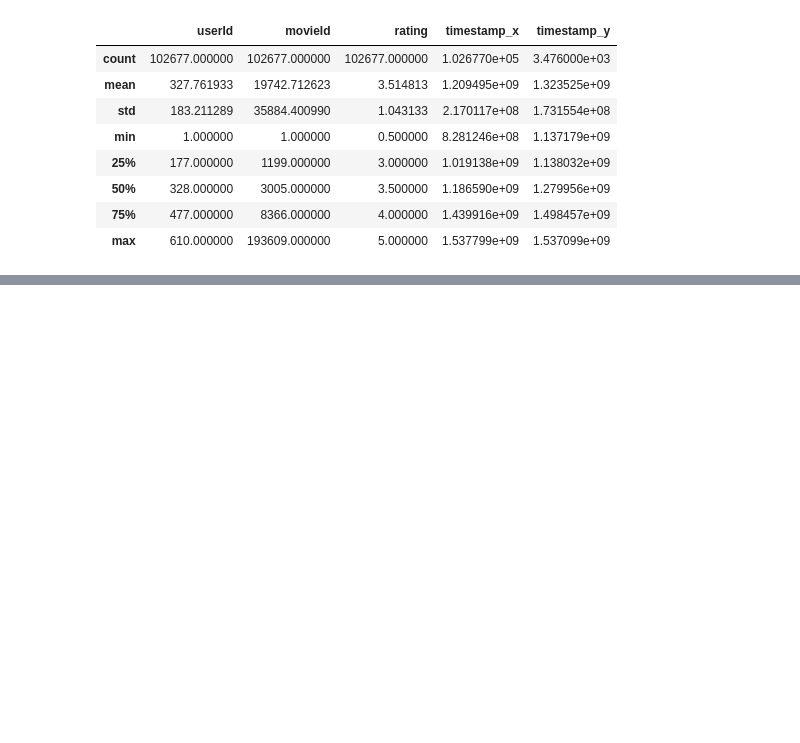
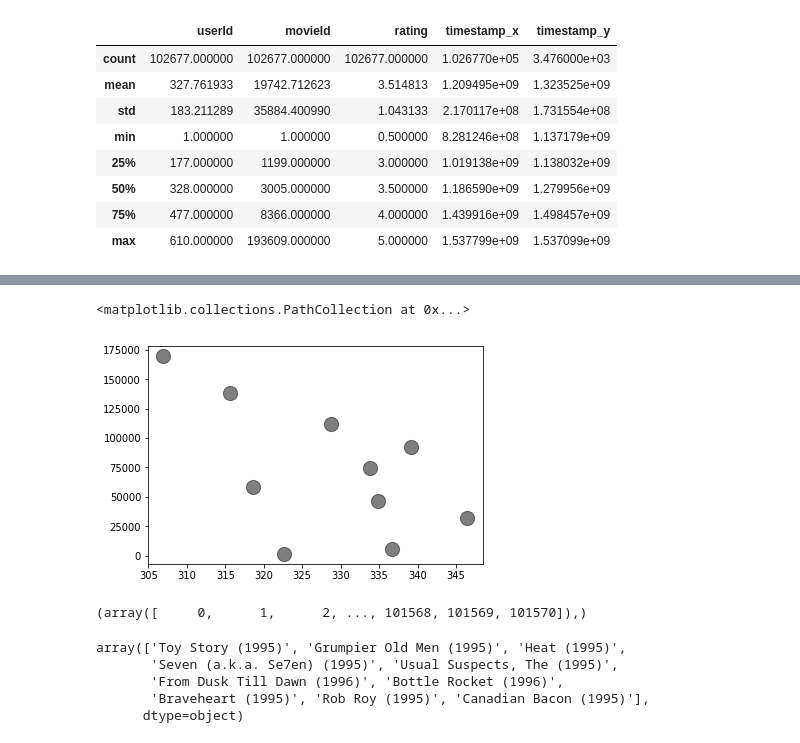
Before and after one commit to ffflora/Recommendation_System_based_on_RCC, a Jupyter notebook: Project.ipynb, the cells around one changed output, grey strips where cells are left out. Drawn from its saved outputs; the diff is of its cells as text; code cells hidden in the pictures; blank space fills up the shorter version.

Commit message:
ADD KMEANS

```diff
--- a/Project.ipynb
+++ b/Project.ipynb
@@ -193,0 +244,8 @@ keyword_occurences
+# %%
+# done with data processing
+# run Kmeans
+from sklearn.cluster import KMeans
+# init kmeans
+kmeans = KMeans(n_clusters = 10)
+# fitting the inputs
+kmeans = kmeans.fit(featured)
@@ -193,0 +278,6 @@ keyword_occurences
+# %%
+# to print the clusters
+clustersvdf=kmeans.fit_predict(featured)
+#print clusters.shape
+cluster_0=np.where(clustersvdf==0)
+print(cluster_0)
@@ -193,0 +328,3 @@ keyword_occurences
+# %%
+featured = featured.drop(columns='timestamp_x')
+featured.head()
@@ -193,0 +339,25 @@ keyword_occurences
+# %%
+kmeans2 =KMeans(n_clusters=20)
+kmeans2 = kmeans.fit(featured)
+labels2=kmeans2.predict(featured)
+# %%
+centers = kmeans2.cluster_centers_
+plt.scatter(centers[:,0], centers[:,1],c='black',s=200,alpha=0.5)
+# %% [output]
+<matplotlib.collections.PathCollection at 0x...>
+[figure, added]
+# %%
+clustersTemp =kmeans2.fit_predict(featured)
+cluster_02 =np.where(clustersTemp==0)
+print(cluster_02)
+# %% [output]
+(array([     0,      1,      2, ..., 101568, 101569, 101570]),)
+# %%
+# top 10 movies
+merged.iloc[list(cluster_02)[0]]['title'].unique()[:10]
+# %% [output]
+array(['Toy Story (1995)', 'Grumpier Old Men (1995)', 'Heat (1995)',
+       'Seven (a.k.a. Se7en) (1995)', 'Usual Suspects, The (1995)',
+       'From Dusk Till Dawn (1996)', 'Bottle Rocket (1996)',
+       'Braveheart (1995)', 'Rob Roy (1995)', 'Canadian Bacon (1995)'],
+      dtype=object)
```
Also changed, not shown: parts of 35 cells of this notebook, 2 other files.
